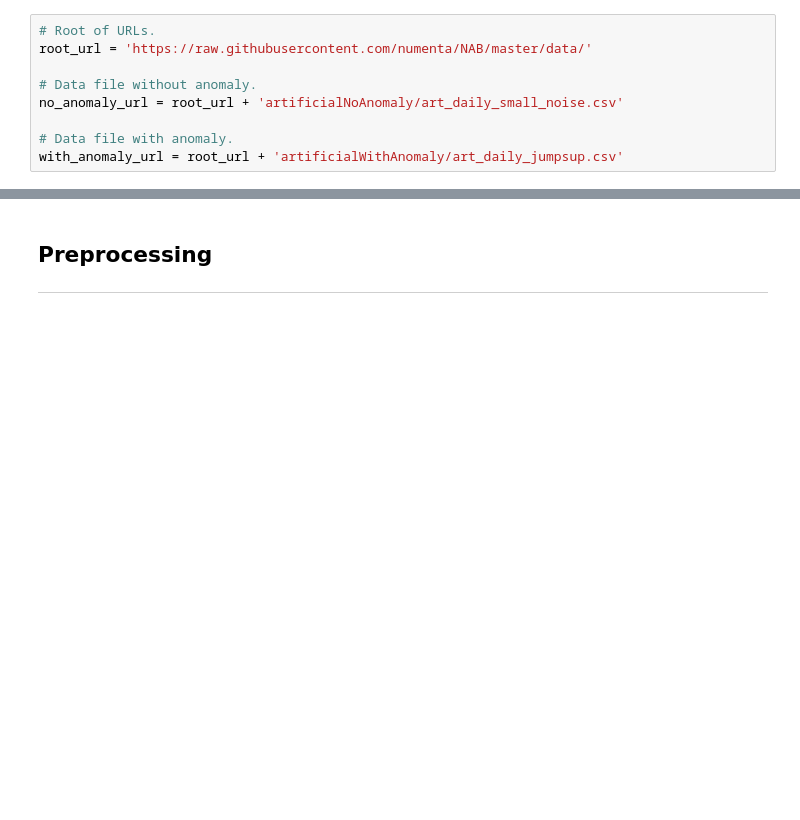
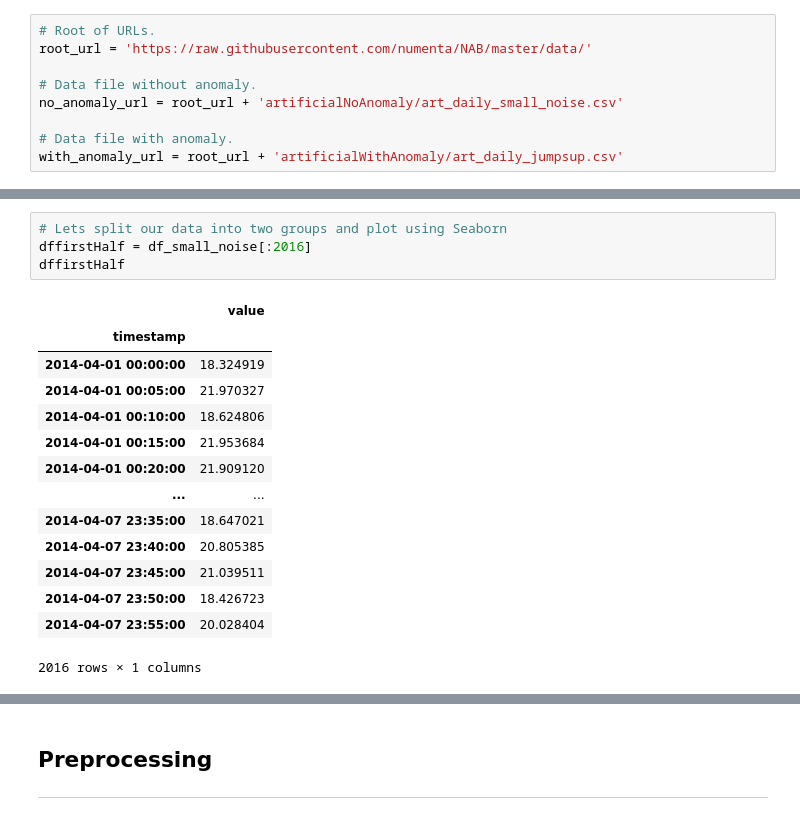
Before and after one commit to conor-mccaffrey/machstat-assessment, a Jupyter notebook: 05-evaluation.ipynb, the cells around one changed output, grey strips where cells are left out. Cells and saved outputs as stored; diff of their text form; blank space fills up the shorter version.

```diff
--- a/05-evaluation.ipynb
+++ b/05-evaluation.ipynb
@@ -165,0 +220,19 @@ df_daily_jumpsup.plot(legend=False, ax=ax);
+# %%
+# Lets split our data into two groups and plot using Seaborn
+dffirstHalf = df_small_noise[:2016]
+dffirstHalf
+# %% [output]
+|  | value |
+| timestamp |  |
+| 2014-04-01 00:00:00 | 18.324919 |
+| 2014-04-01 00:05:00 | 21.970327 |
+| 2014-04-01 00:10:00 | 18.624806 |
+| 2014-04-01 00:15:00 | 21.953684 |
+| 2014-04-01 00:20:00 | 21.909120 |
+| ... | ... |
+| 2014-04-07 23:35:00 | 18.647021 |
+| 2014-04-07 23:40:00 | 20.805385 |
+| 2014-04-07 23:45:00 | 21.039511 |
+| 2014-04-07 23:50:00 | 18.426723 |
+| 2014-04-07 23:55:00 | 20.028404 |
+2016 rows × 1 columns
```
Also changed, not shown: parts of 100 cells of this notebook.
